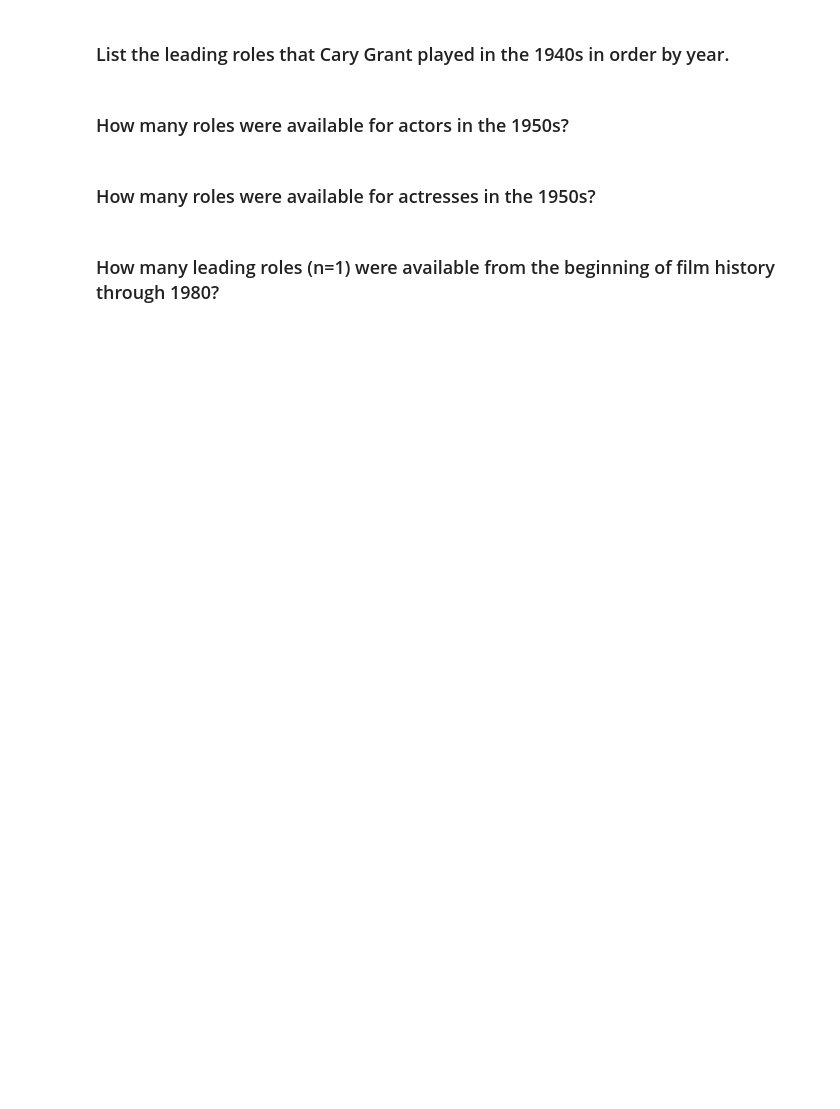
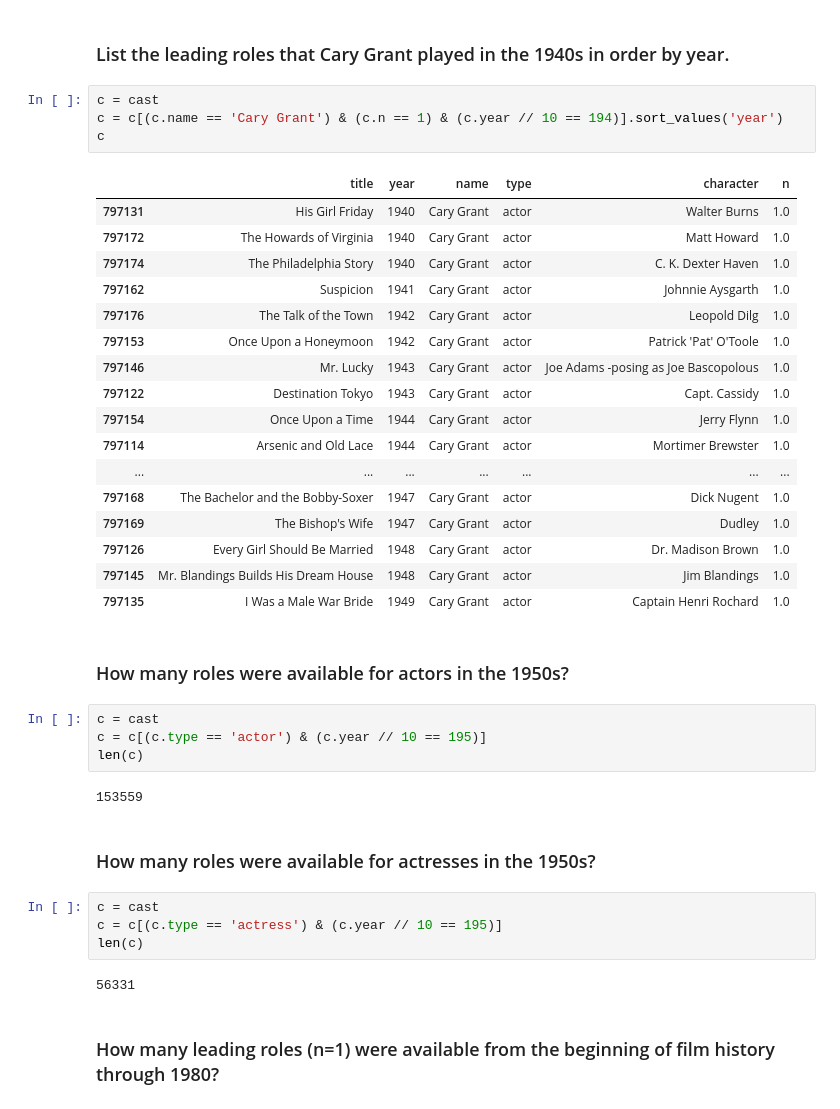
Before and after one commit to lefmannetje/pandas_tutorial, a Jupyter notebook: Exercises-1.ipynb, the cells around one changed output. Saved outputs shown, nothing was run; the diff lists cells and outputs as text; blank space fills up the shorter version.

```diff
--- a/Exercises-1.ipynb
+++ b/Exercises-1.ipynb
@@ -106,8 +249,42 @@ AttributeError: 'DataFrame' object has no attribute 'titles'
 # %% [markdown]
 ### List the leading roles that Cary Grant played in the 1940s in order by year.
+# %%
+c = cast
+c = c[(c.name == 'Cary Grant') & (c.n == 1) & (c.year // 10 == 194)].sort_values('year')
+c
+# %% [output]
+|  | title | year | name | type | character | n |
+| 797131 | His Girl Friday | 1940 | Cary Grant | actor | Walter Burns | 1.0 |
+| 797172 | The Howards of Virginia | 1940 | Cary Grant | actor | Matt Howard | 1.0 |
+| 797174 | The Philadelphia Story | 1940 | Cary Grant | actor | C. K. Dexter Haven | 1.0 |
+| 797162 | Suspicion | 1941 | Cary Grant | actor | Johnnie Aysgarth | 1.0 |
+| 797176 | The Talk of the Town | 1942 | Cary Grant | actor | Leopold Dilg | 1.0 |
+| 797153 | Once Upon a Honeymoon | 1942 | Cary Grant | actor | Patrick 'Pat' O'Toole | 1.0 |
+| 797146 | Mr. Lucky | 1943 | Cary Grant | actor | Joe Adams -posing as Joe Bascopolous | 1.0 |
+| 797122 | Destination Tokyo | 1943 | Cary Grant | actor | Capt. Cassidy | 1.0 |
+| 797154 | Once Upon a Time | 1944 | Cary Grant | actor | Jerry Flynn | 1.0 |
+| 797114 | Arsenic and Old Lace | 1944 | Cary Grant | actor | Mortimer Brewster | 1.0 |
+| ... | ... | ... | ... | ... | ... | ... |
+| 797168 | The Bachelor and the Bobby-Soxer | 1947 | Cary Grant | actor | Dick Nugent | 1.0 |
+| 797169 | The Bishop's Wife | 1947 | Cary Grant | actor | Dudley | 1.0 |
+| 797126 | Every Girl Should Be Married | 1948 | Cary Grant | actor | Dr. Madison Brown | 1.0 |
+| 797145 | Mr. Blandings Builds His Dream House | 1948 | Cary Grant | actor | Jim Blandings | 1.0 |
+| 797135 | I Was a Male War Bride | 1949 | Cary Grant | actor | Captain Henri Rochard | 1.0 |
 # %% [markdown]
 ### How many roles were available for actors in the 1950s?
+# %%
+c = cast
+c = c[(c.type == 'actor') & (c.year // 10 == 195)]
+len(c)
+# %% [output]
+153559
 # %% [markdown]
 ### How many roles were available for actresses in the 1950s?
+# %%
+c = cast
+c = c[(c.type == 'actress') & (c.year // 10 == 195)]
+len(c)
+# %% [output]
+56331
 # %% [markdown]
 ### How many leading roles (n=1) were available from the beginning of film history through 1980?
```
Also changed, not shown: parts of 28 cells of this notebook.
